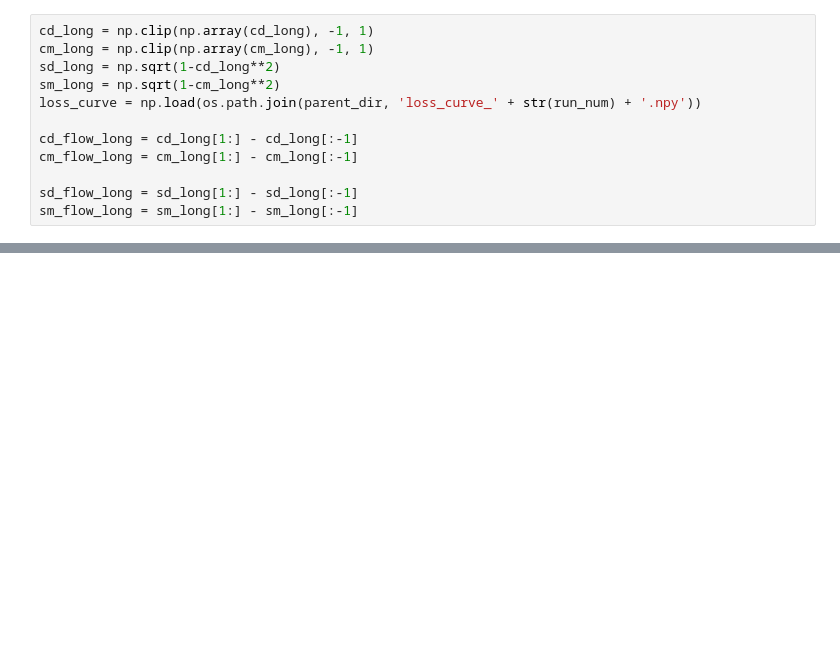
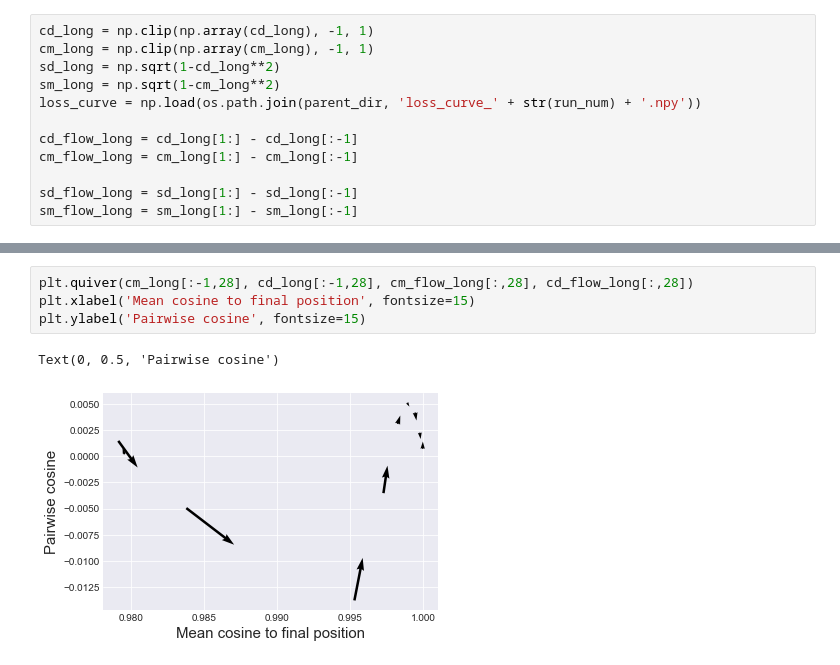
Before and after one commit to mshalvagal/weightSymmetry, a Jupyter notebook: notebooks/Analysis.ipynb, the cells around one changed output, grey strips where cells are left out. Cells and saved outputs as stored; diff of their text form; blank space fills up the shorter version.

```diff
--- a/notebooks/Analysis.ipynb
+++ b/notebooks/Analysis.ipynb
@@ -561,0 +569,7 @@ sm_flow_long = sm_long[1:] - sm_long[:-1]
+# %%
+plt.quiver(cm_long[:-1,28], cd_long[:-1,28], cm_flow_long[:,28], cd_flow_long[:,28])
+plt.xlabel('Mean cosine to final position', fontsize=15)
+plt.ylabel('Pairwise cosine', fontsize=15)
+# %% [output]
+Text(0, 0.5, 'Pairwise cosine')
+[figure, added]
```
Also changed, not shown: parts of 7 cells of this notebook, 2 other files.
